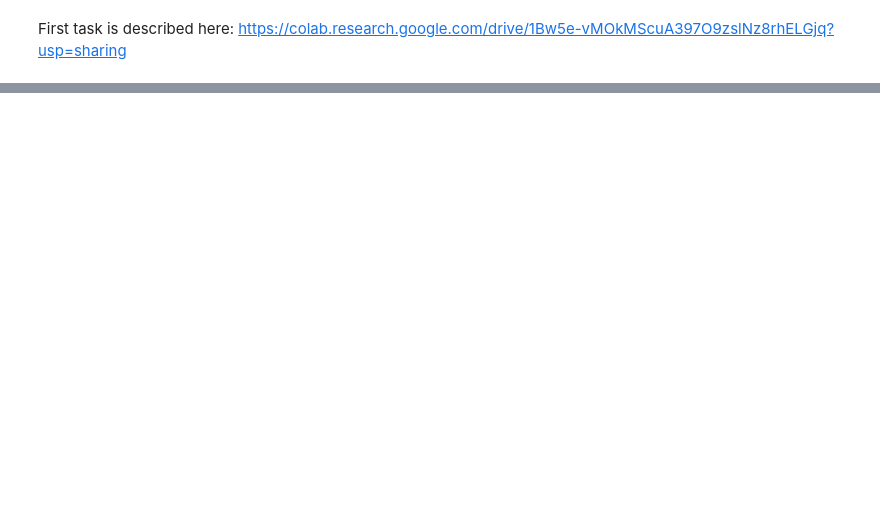
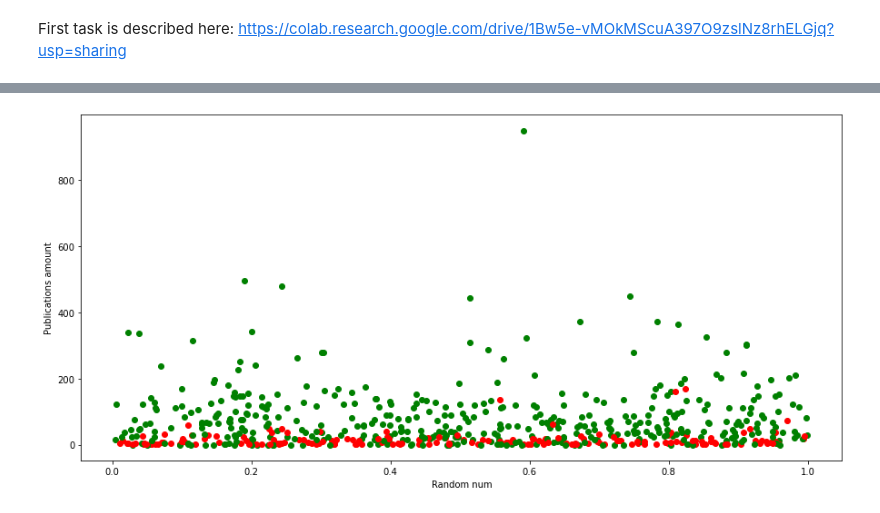
Before and after one commit to N0MeRC1-NhYa/Data_Analysis, a Jupyter notebook: Lab_1.ipynb, the cells around one changed output, grey strips where cells are left out. Cells and saved outputs as stored; diff of their text form; code cells hidden in the pictures; blank space fills up the shorter version.

```diff
--- a/Lab_1.ipynb
+++ b/Lab_1.ipynb
@@ -26,0 +23,10 @@ print(page)
+# %%
+class Employee():
+
+    def __init__(self, name, pub, jobs_list, degree_list):
+        self.name = name
+        self.publications = pub
+        self.jobs = jobs_list
+        self.degree = degree_list
+    def __str__(self):
+        return f"\nName: {self.name} \nJobs:{self.jobs} \nDegree:{self.degree} \nPublications amount:{self.publications}"
@@ -56,0 +119,13 @@ job streak - 2
+# %%
+for employee in all_persons_data:
+    if employee.degree != "":
+        plt.scatter(random.random(), employee.publications, c = "g")
+    elif employee.publications != 0:
+        plt.scatter(random.random(), employee.publications, c = "r")
+plt.rcParams["figure.figsize"] = 15,7
+#plt.annotation()
+plt.xlabel("Random num")
+plt.ylabel("Publications amount")
+plt.show()
+# %% [output]
+[figure, added]
```
Also changed, not shown: parts of 4 cells of this notebook.
